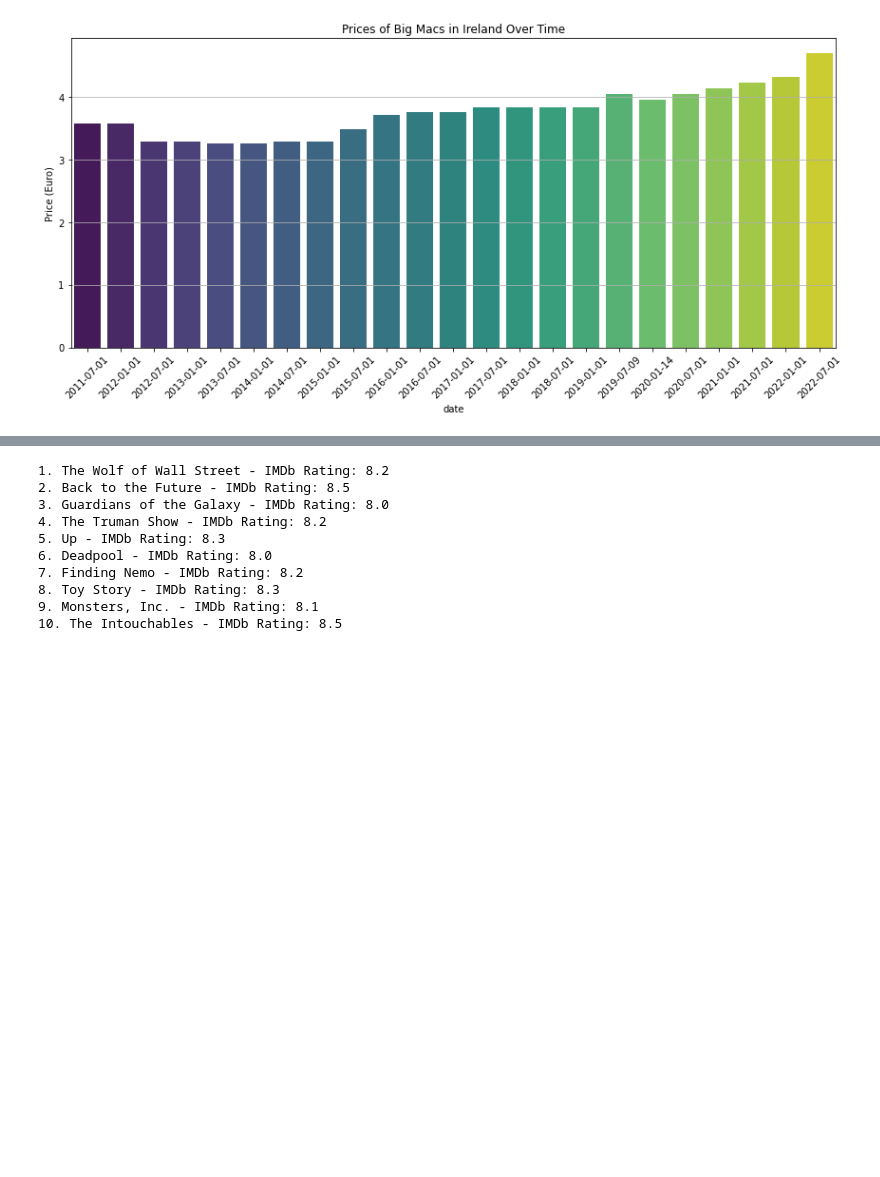
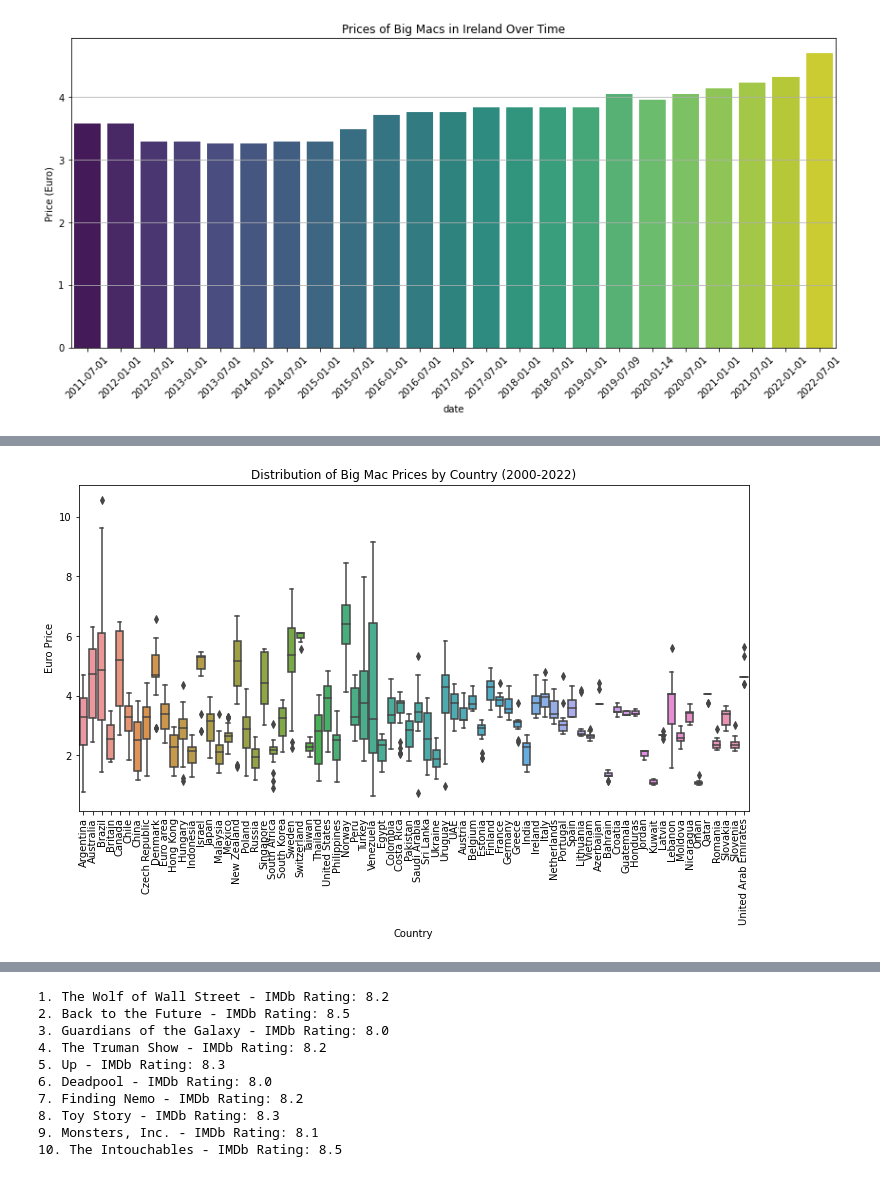
Before and after one commit to Shwearrr/UCDPA_Alexander, a Jupyter notebook: UCDPA_Alexander.ipynb, the cells around one changed output, grey strips where cells are left out. Cells and saved outputs as stored; diff of their text form; code cells hidden in the pictures; blank space fills up the shorter version.

```diff
--- a/UCDPA_Alexander.ipynb
+++ b/UCDPA_Alexander.ipynb
@@ -245,0 +257,12 @@ plt.show()
+# %%
+# The distribution of Big Mac prices from 2000-2022
+# Create a box plot to show price distribution
+plt.figure(figsize=(12, 6))
+sns.boxplot(x='Country', y='Euro', data=df)
+plt.title('Distribution of Big Mac Prices by Country (2000-2022)')
+plt.xlabel('Country')
+plt.ylabel('Euro Price')
+plt.xticks(rotation=90)
+plt.show()
+# %% [output]
+[figure, added]
```
Also changed, not shown: parts of 4 cells of this notebook.
